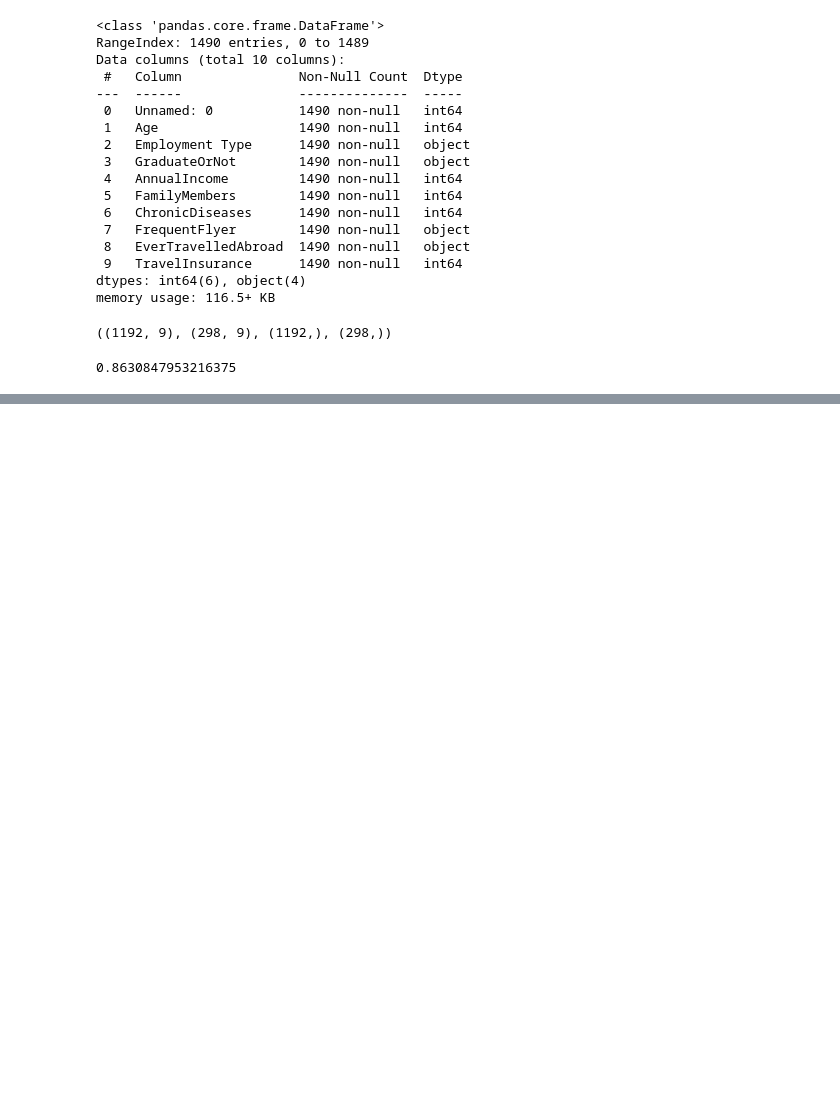
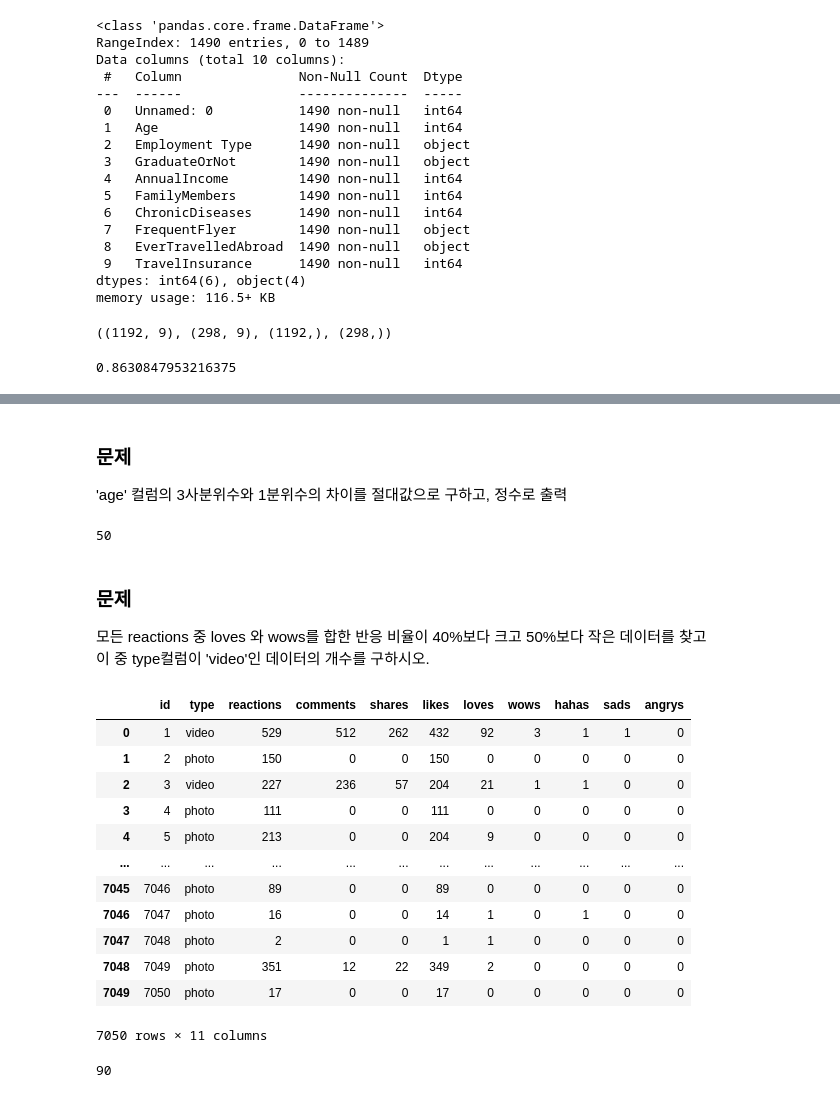
Before and after one commit to rlgus3351/-BigDataAnalyst, a Jupyter notebook: ch4/ch2.ipynb, the cells around one changed output, grey strips where cells are left out. Cells and saved outputs as stored; diff of their text form; code cells hidden in the pictures; blank space fills up the shorter version.

```diff
--- a/ch4/ch2.ipynb
+++ b/ch4/ch2.ipynb
@@ -557,0 +615,3 @@ print(roc_auc_score(y_val,pred[:,1]))
+# %% [markdown]
+### 문제
+'age' 컬럼의 3사분위수와 1분위수의 차이를 절대값으로 구하고, 정수로 출력
@@ -557,0 +624,27 @@ print(roc_auc_score(y_val,pred[:,1]))
+# %%
+print(int(abs(q1-q3)))
+# %% [output]
+50
+# %% [markdown]
+### 문제
+
+모든 reactions 중 loves 와 wows를 합한 반응 비율이 40%보다 크고 50%보다 작은 데이터를 찾고<br>
+이 중 type컬럼이 'video'인 데이터의 개수를 구하시오.
+# %%
+import pandas as pd
+df = pd.read_csv('./ch4_data/data4-2.csv')
+df
+# %% [output]
+|  | id | type | reactions | comments | shares | likes | loves | wows | hahas | sads | angrys |
+| 0 | 1 | video | 529 | 512 | 262 | 432 | 92 | 3 | 1 | 1 | 0 |
+| 1 | 2 | photo | 150 | 0 | 0 | 150 | 0 | 0 | 0 | 0 | 0 |
+| 2 | 3 | video | 227 | 236 | 57 | 204 | 21 | 1 | 1 | 0 | 0 |
+| 3 | 4 | photo | 111 | 0 | 0 | 111 | 0 | 0 | 0 | 0 | 0 |
+| 4 | 5 | photo | 213 | 0 | 0 | 204 | 9 | 0 | 0 | 0 | 0 |
+| ... | ... | ... | ... | ... | ... | ... | ... | ... | ... | ... | ... |
+| 7045 | 7046 | photo | 89 | 0 | 0 | 89 | 0 | 0 | 0 | 0 | 0 |
+| 7046 | 7047 | photo | 16 | 0 | 0 | 14 | 1 | 0 | 1 | 0 | 0 |
+| 7047 | 7048 | photo | 2 | 0 | 0 | 1 | 1 | 0 | 0 | 0 | 0 |
+| 7048 | 7049 | photo | 351 | 12 | 22 | 349 | 2 | 0 | 0 | 0 | 0 |
+| 7049 | 7050 | photo | 17 | 0 | 0 | 17 | 0 | 0 | 0 | 0 | 0 |
+7050 rows × 11 columns
@@ -557,0 +655,4 @@ print(roc_auc_score(y_val,pred[:,1]))
+# %%
+print(len(df[cond1&cond2&cond3]))
+# %% [output]
+90
```
Also changed, not shown: parts of 93 cells of this notebook, 17 other files.
